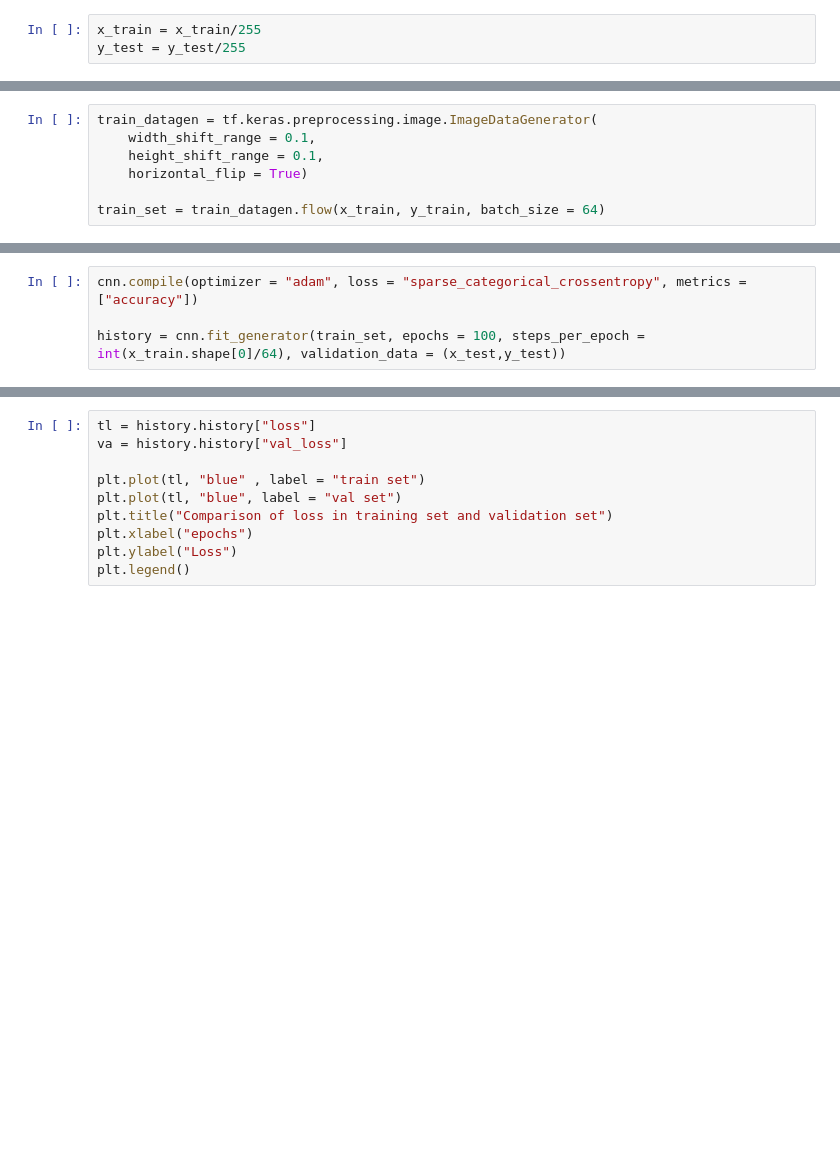
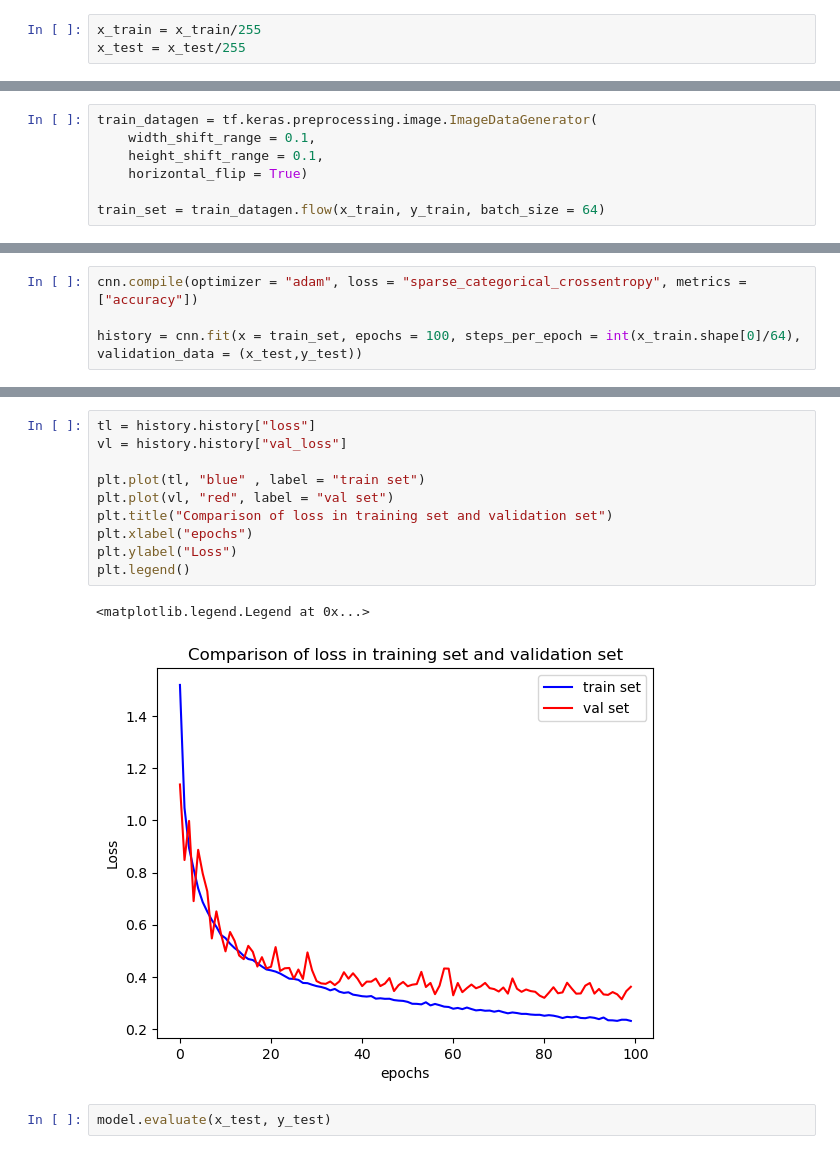
Before and after one commit to NikitaMalik2303/CIFAR10_CNN, a Jupyter notebook: Notebook.ipynb, the cells around one changed output, grey strips where cells are left out. Cells and saved outputs as stored; diff of their text form; blank space fills up the shorter version.

```diff
--- a/Notebook.ipynb
+++ b/Notebook.ipynb
@@ -20,7 +20,7 @@ y_train.shape
 (50000,)
 # %%
 x_train = x_train/255
-y_test = y_test/255
+x_test = x_test/255
 # %%
 #y_train = tf.keras.utils.to_categorical(y_train)
 #y_test = tf.keras.utils.to_categorical(y_test)
@@ -106,6 +104,6 @@ NameError: name 'tf' is not defined
 # %%
 cnn.compile(optimizer = "adam", loss = "sparse_categorical_crossentropy", metrics = ["accuracy"])
 
-history = cnn.fit_generator(train_set, epochs = 100, steps_per_epoch = int(x_train.shape[0]/64), validation_data = (x_test,y_test))
+history = cnn.fit(x = train_set, epochs = 100, steps_per_epoch = int(x_train.shape[0]/64), validation_data = (x_test,y_test))
 # %% [output]
 Epoch 1/100
@@ -141,10 +159,15 @@ plt.legend()
 # %%
 tl = history.history["loss"]
-va = history.history["val_loss"]
+vl = history.history["val_loss"]
 
 plt.plot(tl, "blue" , label = "train set")
-plt.plot(tl, "blue", label = "val set")
+plt.plot(vl, "red", label = "val set")
 plt.title("Comparison of loss in training set and validation set")
 plt.xlabel("epochs")
 plt.ylabel("Loss")
 plt.legend()
+# %% [output]
+<matplotlib.legend.Legend at 0x...>
+[figure, added]
+# %%
+model.evaluate(x_test, y_test)
```
Also changed, not shown: parts of 4 cells of this notebook.
